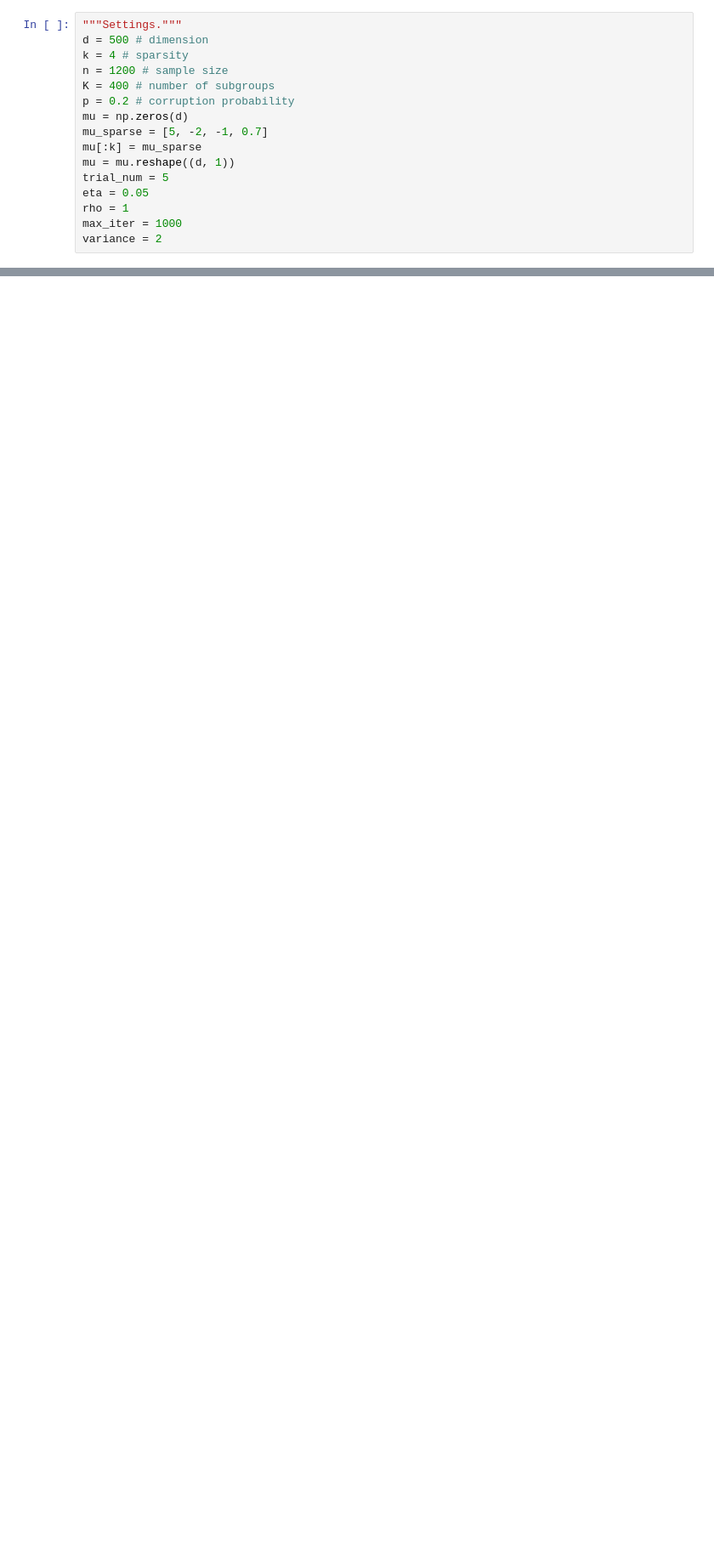
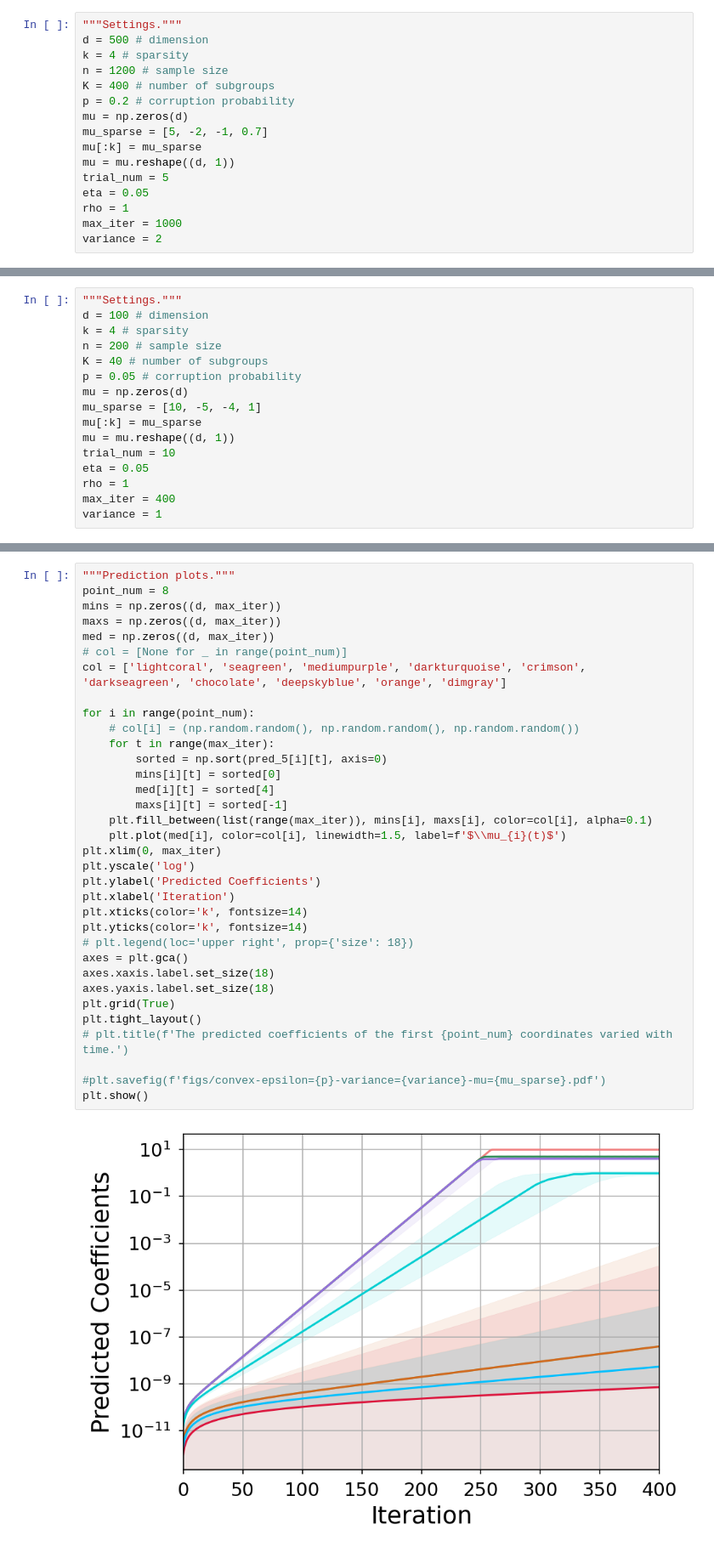
Before and after one commit to ying-hui-he/Robust_mean_estimation, a Jupyter notebook: stage1/stage1_estimation.ipynb, the cells around one changed output, grey strips where cells are left out. Shown at 85% size. Saved outputs shown, nothing was run; the diff lists cells and outputs as text; blank space fills up the shorter version.

```diff
--- a/stage1/stage1_estimation.ipynb
+++ b/stage1/stage1_estimation.ipynb
@@ -205,0 +197,16 @@ plt.show()
+# %%
+"""Settings."""
+d = 100 # dimension
+k = 4 # sparsity
+n = 200 # sample size
+K = 40 # number of subgroups
+p = 0.05 # corruption probability
+mu = np.zeros(d)
+mu_sparse = [10, -5, -4, 1]
+mu[:k] = mu_sparse
+mu = mu.reshape((d, 1))
+trial_num = 10
+eta = 0.05
+rho = 1
+max_iter = 400
+variance = 1
@@ -205,0 +272,36 @@ plt.show()
+# %%
+"""Prediction plots."""
+point_num = 8
+mins = np.zeros((d, max_iter))
+maxs = np.zeros((d, max_iter))
+med = np.zeros((d, max_iter))
+# col = [None for _ in range(point_num)]
+col = ['lightcoral', 'seagreen', 'mediumpurple', 'darkturquoise', 'crimson', 'darkseagreen', 'chocolate', 'deepskyblue', 'orange', 'dimgray']
+
+for i in range(point_num):
+    # col[i] = (np.random.random(), np.random.random(), np.random.random())
+    for t in range(max_iter):
+        sorted = np.sort(pred_5[i][t], axis=0)
+        mins[i][t] = sorted[0]
+        med[i][t] = sorted[4]
+        maxs[i][t] = sorted[-1]
+    plt.fill_between(list(range(max_iter)), mins[i], maxs[i], color=col[i], alpha=0.1)
+    plt.plot(med[i], color=col[i], linewidth=1.5, label=f'$\\mu_{i}(t)$')
+plt.xlim(0, max_iter)
+plt.yscale('log')
+plt.ylabel('Predicted Coefficients')
+plt.xlabel('Iteration')
+plt.xticks(color='k', fontsize=14)
+plt.yticks(color='k', fontsize=14)
+# plt.legend(loc='upper right', prop={'size': 18})
+axes = plt.gca()
+axes.xaxis.label.set_size(18)
+axes.yaxis.label.set_size(18)
+plt.grid(True)
+plt.tight_layout()
+# plt.title(f'The predicted coefficients of the first {point_num} coordinates varied with time.')
+
+#plt.savefig(f'figs/convex-epsilon={p}-variance={variance}-mu={mu_sparse}.pdf')
+plt.show()
+# %% [output]
+[figure, added]
```
Also changed, not shown: parts of 6 cells of this notebook, 10 other files.
